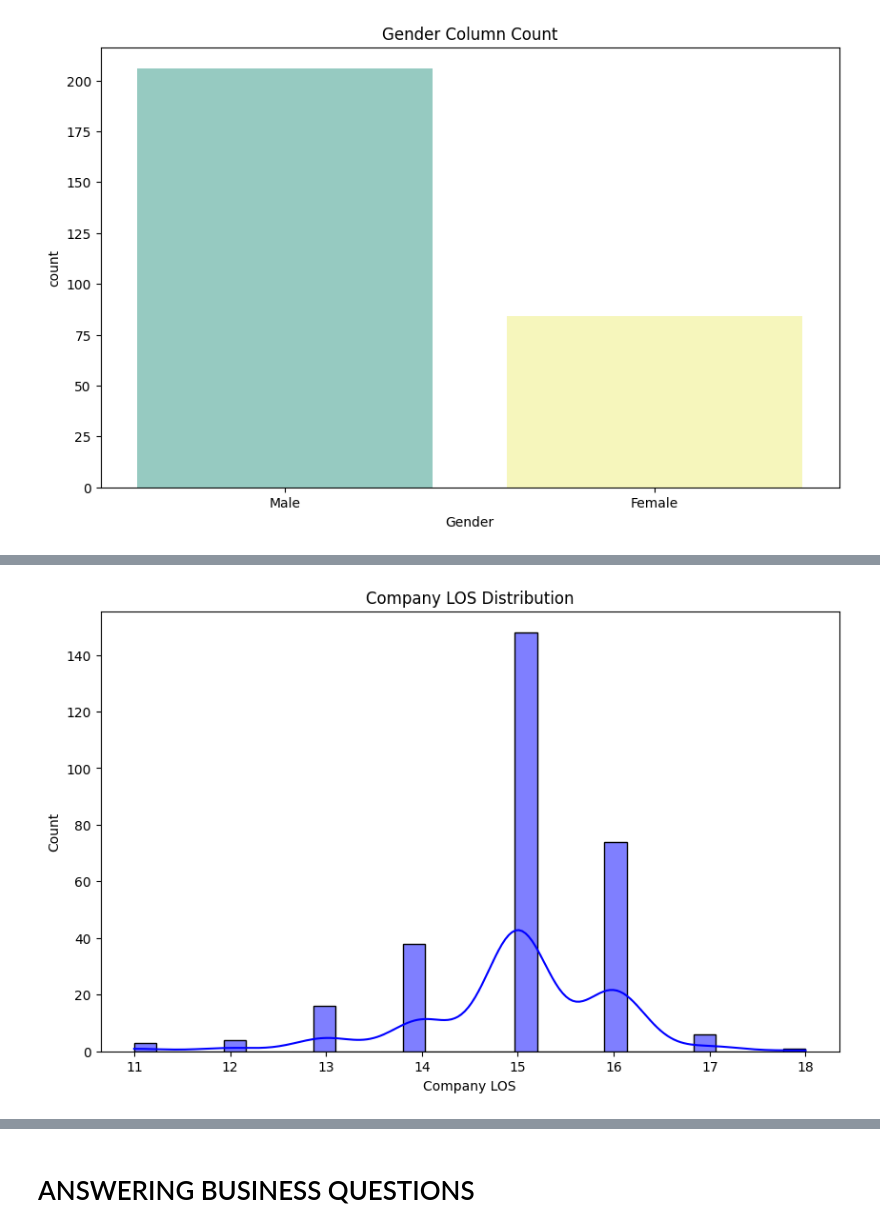
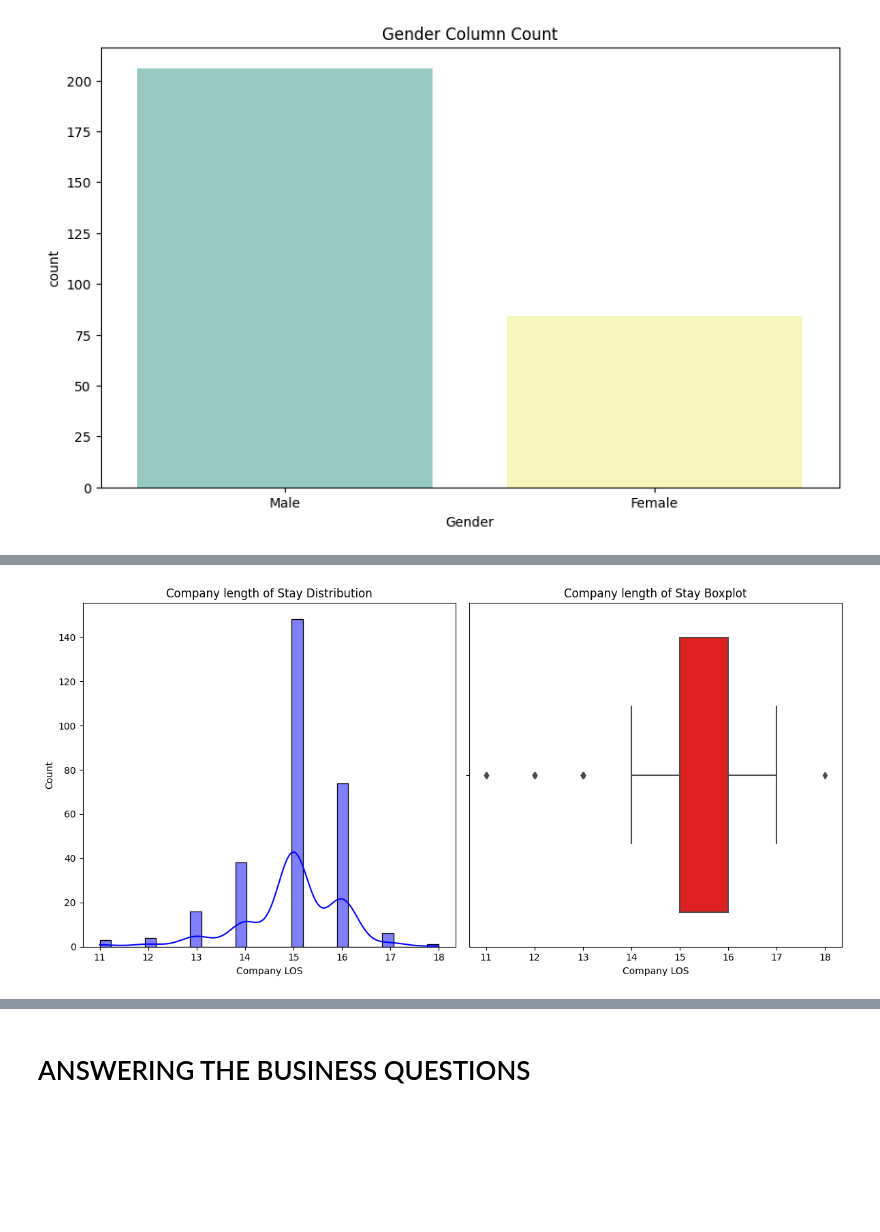
Before and after one commit to mjashael/Human-Resource-Market-Competitiveness-Comparison-EDA, a Jupyter notebook: human-resource-eda.ipynb, the cells around one changed output, grey strips where cells are left out. Drawn from its saved outputs; the diff is of its cells as text; code cells hidden in the pictures; blank space fills up the shorter version.

```diff
--- a/human-resource-eda.ipynb
+++ b/human-resource-eda.ipynb
@@ -176,9 +218,18 @@ plt.show()
 # %%
 # Company length of Stay Distribution
 
-plt.figure(figsize = (10, 6), dpi = 100)
-sns.histplot(data = df, x = 'Company LOS', kde = True, color = 'blue', bins = 30)
-plt.title("Company LOS Distribution")
+fig, axes = plt.subplots(nrows=1, ncols=2, figsize=(12, 6), dpi=100)
+
+# Histogram
+sns.histplot(data=df, x='Company LOS', kde=True, color='blue', bins=30, ax=axes[0])
+axes[0].set_title('Company length of Stay Distribution')
+
+# Boxplot
+sns.boxplot(data=df, x='Company LOS', color='red', ax=axes[1])
+axes[1].set_title('Company length of Stay Boxplot')
+
+# Display the plots
+plt.tight_layout()
 plt.show()
 # %% [output]
 [interactive output not drawn]
@@ -188,4 +240,4 @@ plt.show()
-[figure, old version]
+[figure, new version]
 # %%
 # Shift Count Plot
 
@@ -213,4 +265,4 @@ plt.show()
 [interactive output not drawn]
 [figure]
 # %% [markdown]
-# ANSWERING BUSINESS QUESTIONS
+# ANSWERING THE BUSINESS QUESTIONS
```
Also changed, not shown: parts of 22 cells of this notebook.
